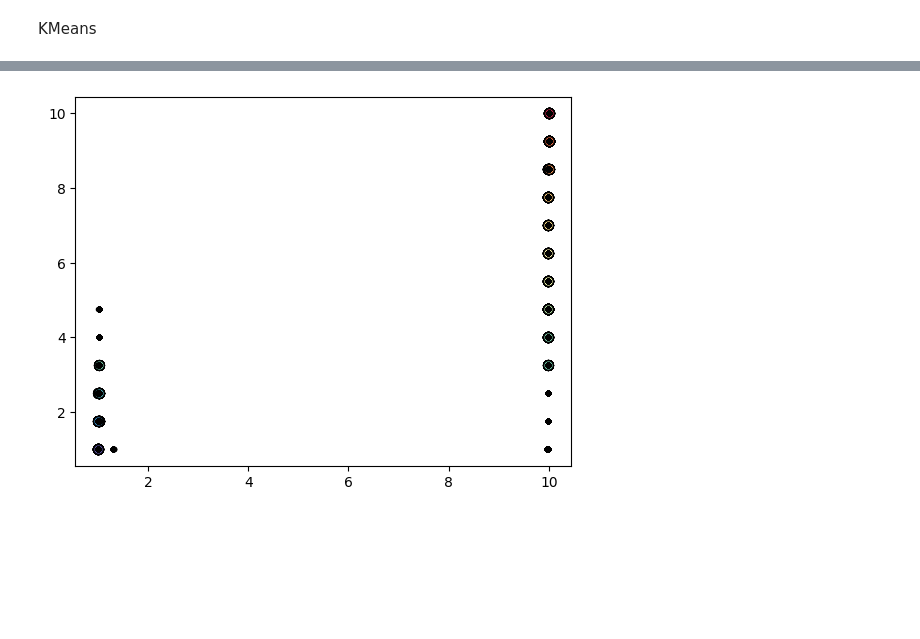
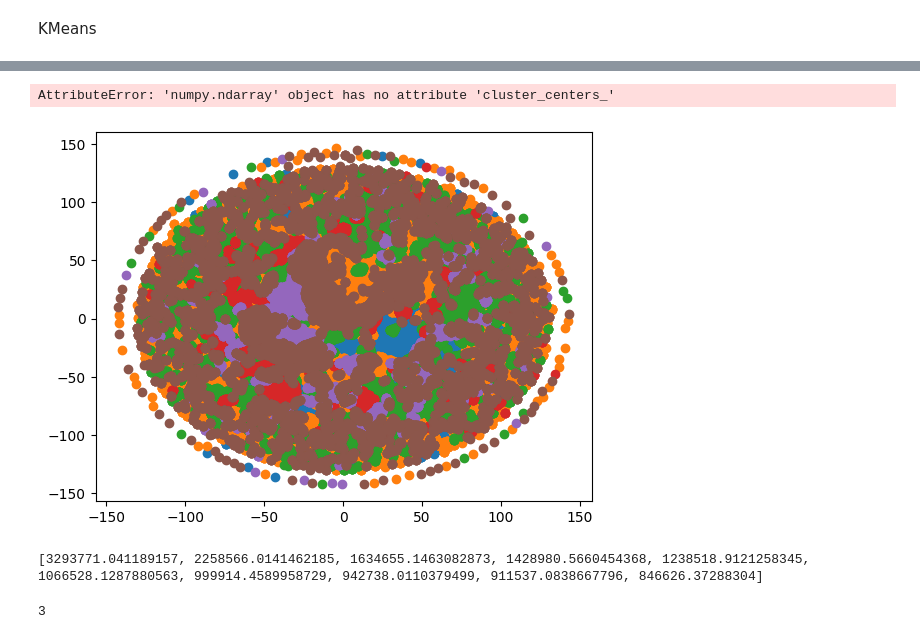
Before and after one commit to LeonardoRichie/DataScienceForum3, a Jupyter notebook: crash.ipynb, the cells around one changed output, grey strips where cells are left out. Drawn from its saved outputs; the diff is of its cells as text; code cells hidden in the pictures; blank space fills up the shorter version.

```diff
--- a/crash.ipynb
+++ b/crash.ipynb
@@ -180,0 +102,4 @@ array([[ 9.99724771, 10.        ,  1.        ,  7.        ,  1.        ,
+# %%
+kmeans = KMeans(n_clusters = 6).fit(data)
+kmeans.labels_
+np.unique(kmeans.labels_, return_counts = True)
@@ -198,33 +119,33 @@ n_noise = list(labels).count(-1)
-# %%
-unique_labels = set(labels)
-colors = [plt.cm.Spectral(each) for each in np.linspace(0, 1, len(unique_labels))]
-for k, col in zip(unique_labels, colors):
-    if k == -1:
-        # Black used for noise.
-        col = [0, 0, 0, 1]
-
-    class_member_mask = labels == k
-
-    xy = x[class_member_mask & core_samples_mask]
-    plt.plot(
-        xy[:, 0],
-        xy[:, 1],
-        "o",
-        markerfacecolor=tuple(col),
-        markeredgecolor="k",
-        markersize=7,
-    )
-
-    xy = x[class_member_mask & ~core_samples_mask]
-    plt.plot(
-        xy[:, 0],
-        xy[:, 1],
-        "o",
-        markerfacecolor=tuple(col),
-        markeredgecolor="k",
-        markersize=3,
-    )
-
-plt.show()
-# %% [output]
-[figure, removed]
+# %%
+plt.scatter(tsne[kmeans.labels_ == 0, 0], tsne[kmeans.labels_ == 0, 1], label = 'cluster 1')
+plt.scatter(tsne[kmeans.labels_ == 1, 0], tsne[kmeans.labels_ == 1, 1], label = 'cluster 2')
+plt.scatter(tsne[kmeans.labels_ == 2, 0], tsne[kmeans.labels_ == 2, 1], label = 'cluster 3')
+plt.scatter(tsne[kmeans.labels_ == 3, 0], tsne[kmeans.labels_ == 3, 1], label = 'cluster 4')
+plt.scatter(tsne[kmeans.labels_ == 4, 0], tsne[kmeans.labels_ == 4, 1], label = 'cluster 5')
+plt.scatter(tsne[kmeans.labels_ == 5, 0], tsne[kmeans.labels_ == 5, 1], label = 'cluster 6')
+plt.scatter(kmeans.cluster_centers_[:, 0], kmeans.cluster_centers_[:, 1], s=250, marker='*', c='red', edgecolor='black', label='centroids')
+plt.legend(scatterpoints=1)
+plt.grid()
+# %% [output]
+AttributeError: 'numpy.ndarray' object has no attribute 'cluster_centers_'
+[figure, added]
+# %%
+distortions = []
+for i in range(1, 11):
+    km = KMeans(
+        n_clusters=i, init='random',
+        n_init=10, max_iter=300,
+        tol=1e-04, random_state=0
+    )
+    km.fit(data)
+    distortions.append(km.inertia_)
+
+print(distortions)
+# %% [output]
+[3293771.041189157, 2258566.0141462185, 1634655.1463082873, 1428980.5660454368, 1238518.9121258345, 1066528.1287880563, 999914.4589958729, 942738.0110379499, 911537.0838667796, 846626.37288304]
+# %%
+from kneed import KneeLocator
+kl = KneeLocator(range(1, 11), distortions, curve="convex", direction="decreasing")
+kl.elbow
+# %% [output]
+3
```
Also changed, not shown: parts of 19 cells of this notebook.
